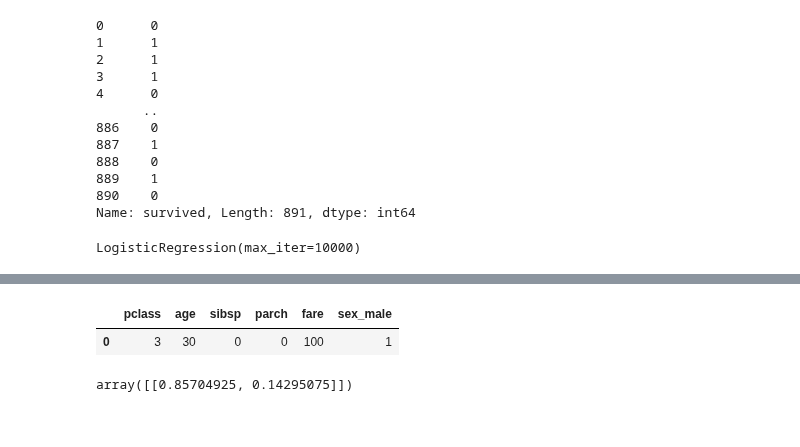
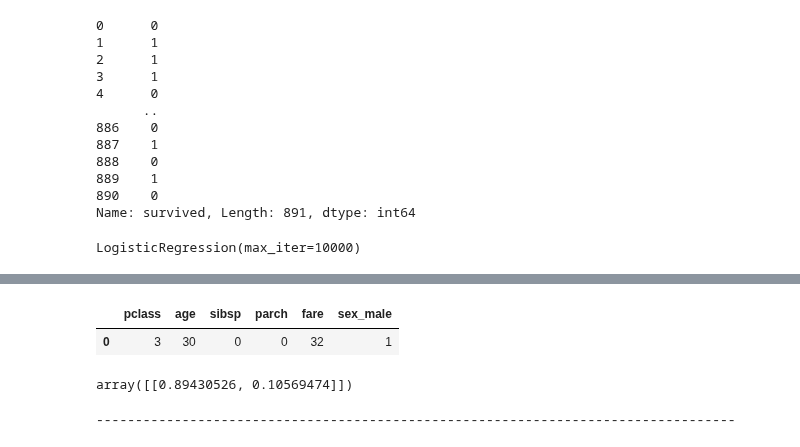
Before and after one commit to chan3623/data-collection-workspace, a Jupyter notebook: example_ml_2.ipynb, the cells around one changed output, grey strips where cells are left out. Cells and saved outputs as stored; diff of their text form; code cells hidden in the pictures.

```diff
--- a/example_ml_2.ipynb
+++ b/example_ml_2.ipynb
@@ -378,18 +374,22 @@ array([[95, 16],
 # %%
 person = pd.DataFrame(
     [
-        [3, 30, 0, 0, 100, 1]
+        [3, 30, 0, 0, 32, 1]
     ],
     columns=X.columns
 )
 
 person
 # %% [output]
 |  | pclass | age | sibsp | parch | fare | sex_male |
-| 0 | 3 | 30 | 0 | 0 | 100 | 1 |
+| 0 | 3 | 30 | 0 | 0 | 32 | 1 |
 # %%
 probability = model.predict_proba(person)
 
 probability
 # %% [output]
-array([[0.85704925, 0.14295075]])
+array([[0.89430526, 0.10569474]])
+# %%
+print("----------------------------------------------------------------------------------")
+# %% [output]
+----------------------------------------------------------------------------------
```
Also changed, not shown: parts of 39 cells of this notebook, 11 other files.
